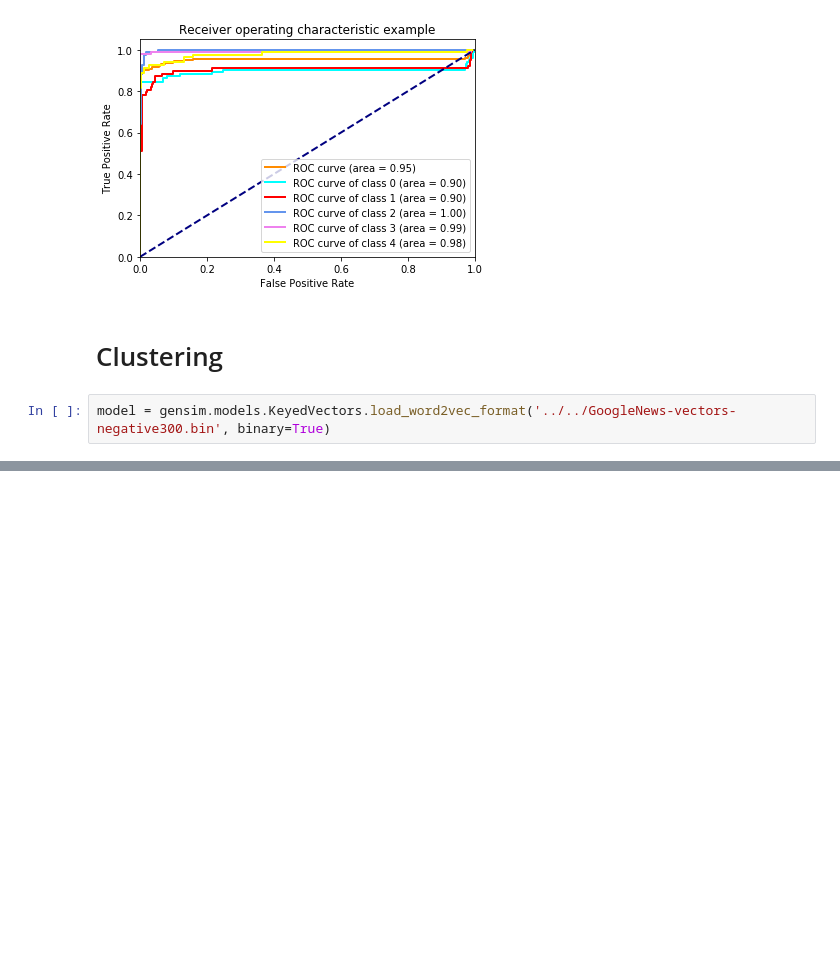
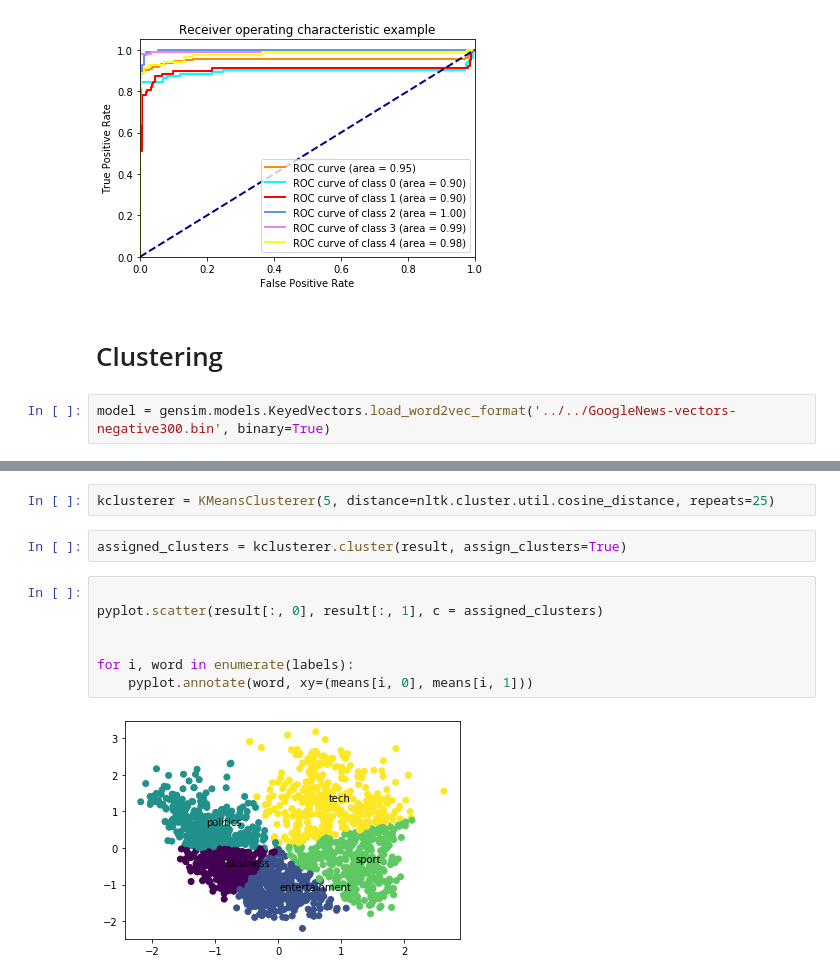
Before and after one commit to TazTornado/MiningTheNews, a Jupyter notebook: src/Categorization.ipynb, the cells around one changed output, grey strips where cells are left out. Saved outputs shown, nothing was run; the diff lists cells and outputs as text; blank space fills up the shorter version.

```diff
--- a/src/Categorization.ipynb
+++ b/src/Categorization.ipynb
@@ -824,0 +890,13 @@ print (model.most_similar(positive=['machine'], negative=[], topn=2))
+# %%
+kclusterer = KMeansClusterer(5, distance=nltk.cluster.util.cosine_distance, repeats=25)
+# %%
+assigned_clusters = kclusterer.cluster(result, assign_clusters=True)
+# %%
+
+pyplot.scatter(result[:, 0], result[:, 1], c = assigned_clusters)
+
+
+for i, word in enumerate(labels):
+    pyplot.annotate(word, xy=(means[i, 0], means[i, 1]))
+# %% [output]
+[figure, added]
```
Also changed, not shown: parts of 13 cells of this notebook.
